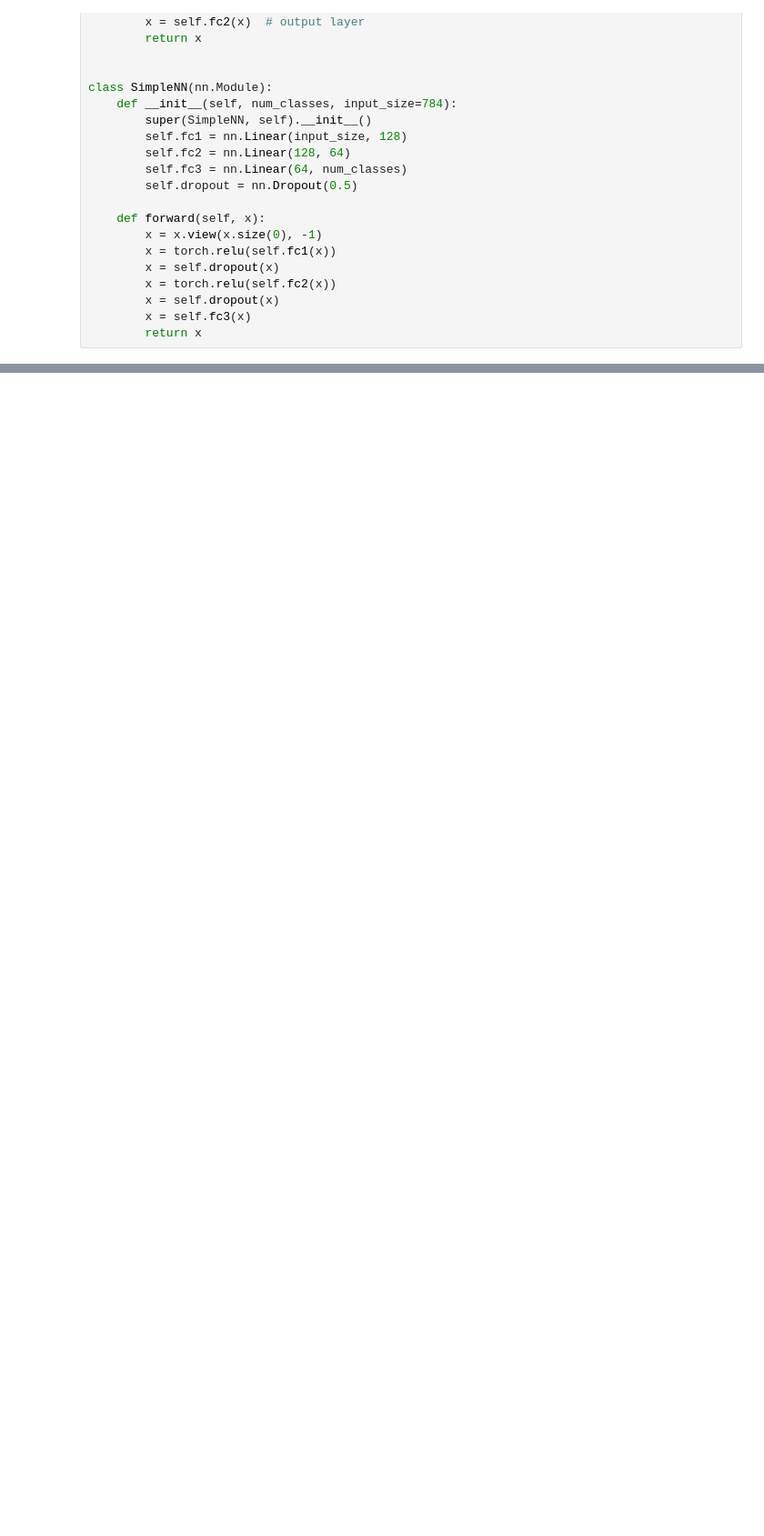
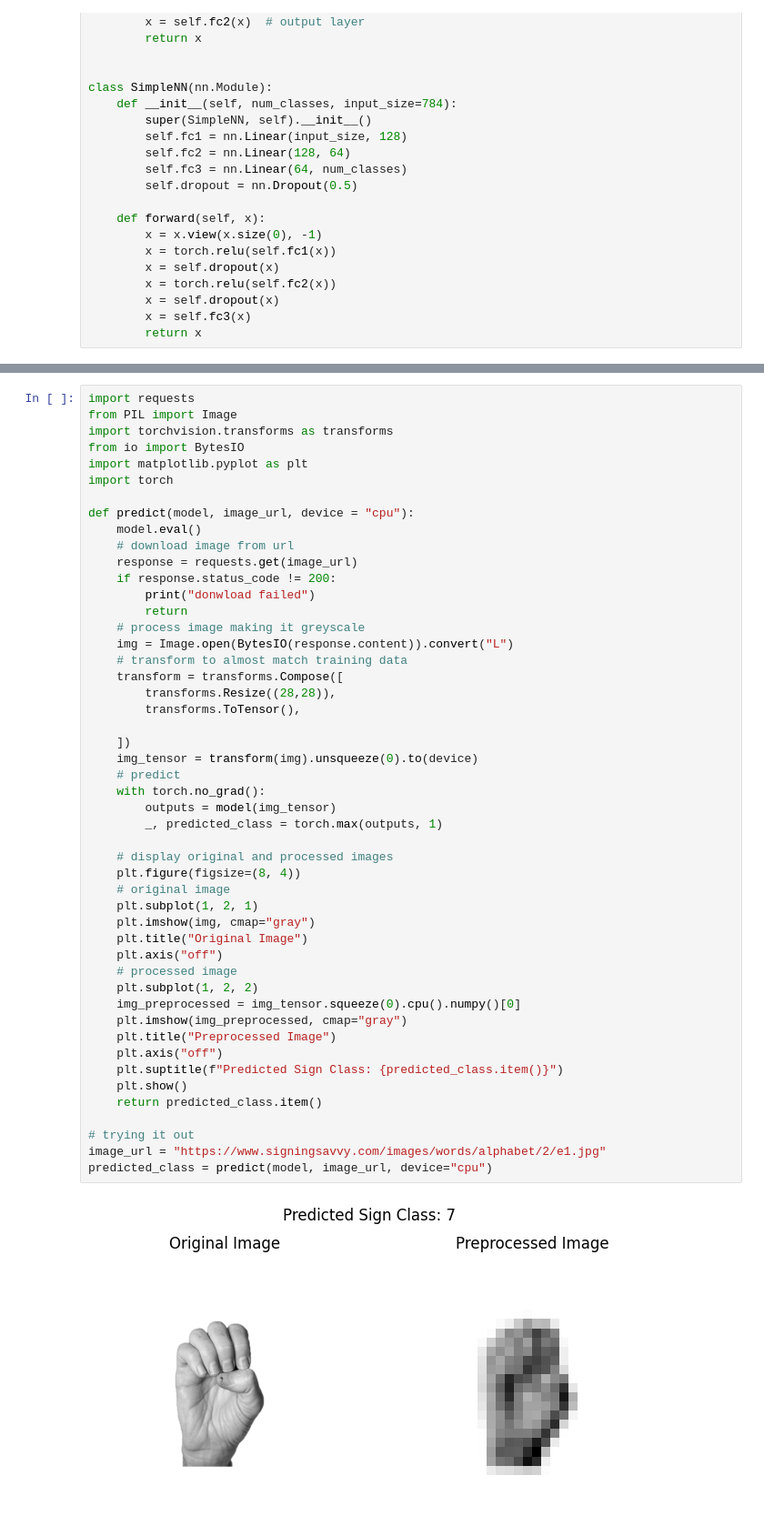
Before and after one commit to ishanporwal/asl_recognition, a Jupyter notebook: notebook.ipynb, the cells around one changed output, grey strips where cells are left out. Shown at 91% size. Cells and saved outputs as stored; diff of their text form; blank space fills up the shorter version.

```diff
--- a/notebook.ipynb
+++ b/notebook.ipynb
@@ -186,0 +275,51 @@ Test Accuracy: 100.00%
+# %%
+import requests
+from PIL import Image
+import torchvision.transforms as transforms
+from io import BytesIO
+import matplotlib.pyplot as plt
+import torch
+
+def predict(model, image_url, device = "cpu"):
+    model.eval()
+    # download image from url
+    response = requests.get(image_url)
+    if response.status_code != 200:
+        print("donwload failed")
+        return
+    # process image making it greyscale
+    img = Image.open(BytesIO(response.content)).convert("L")
+    # transform to almost match training data
+    transform = transforms.Compose([
+        transforms.Resize((28,28)),
+        transforms.ToTensor(),
+
+    ])
+    img_tensor = transform(img).unsqueeze(0).to(device)
+    # predict
+    with torch.no_grad():
+        outputs = model(img_tensor)
+        _, predicted_class = torch.max(outputs, 1)
+
+    # display original and processed images
+    plt.figure(figsize=(8, 4))
+    # original image
+    plt.subplot(1, 2, 1)
+    plt.imshow(img, cmap="gray")
+    plt.title("Original Image")
+    plt.axis("off")
+    # processed image
+    plt.subplot(1, 2, 2)
+    img_preprocessed = img_tensor.squeeze(0).cpu().numpy()[0]
+    plt.imshow(img_preprocessed, cmap="gray")
+    plt.title("Preprocessed Image")
+    plt.axis("off")
+    plt.suptitle(f"Predicted Sign Class: {predicted_class.item()}")
+    plt.show()
+    return predicted_class.item()
+
+# trying it out
+image_url = "https://www.signingsavvy.com/images/words/alphabet/2/e1.jpg"
+predicted_class = predict(model, image_url, device="cpu")
+# %% [output]
+[figure, added]
```
Also changed, not shown: parts of 3 cells of this notebook, 1 other file.
